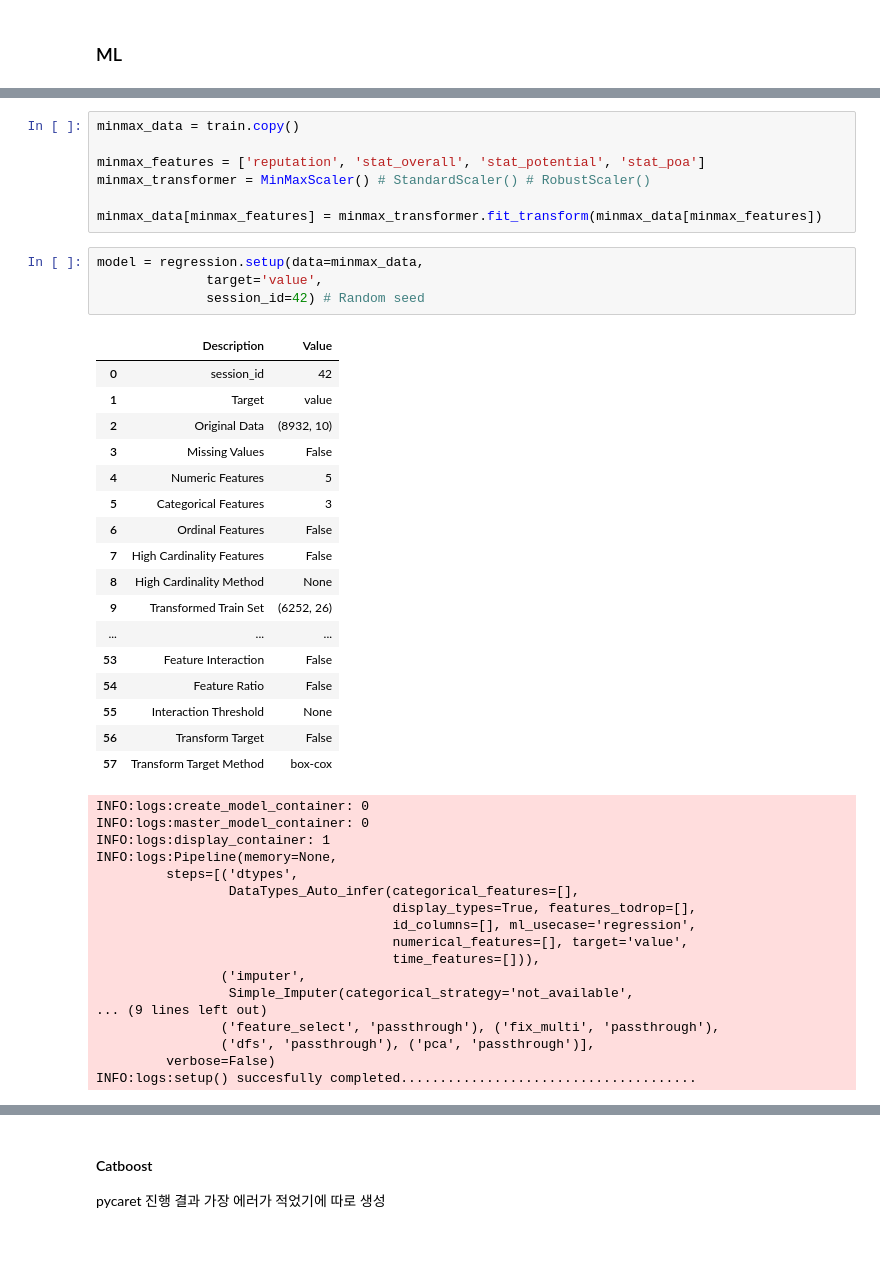
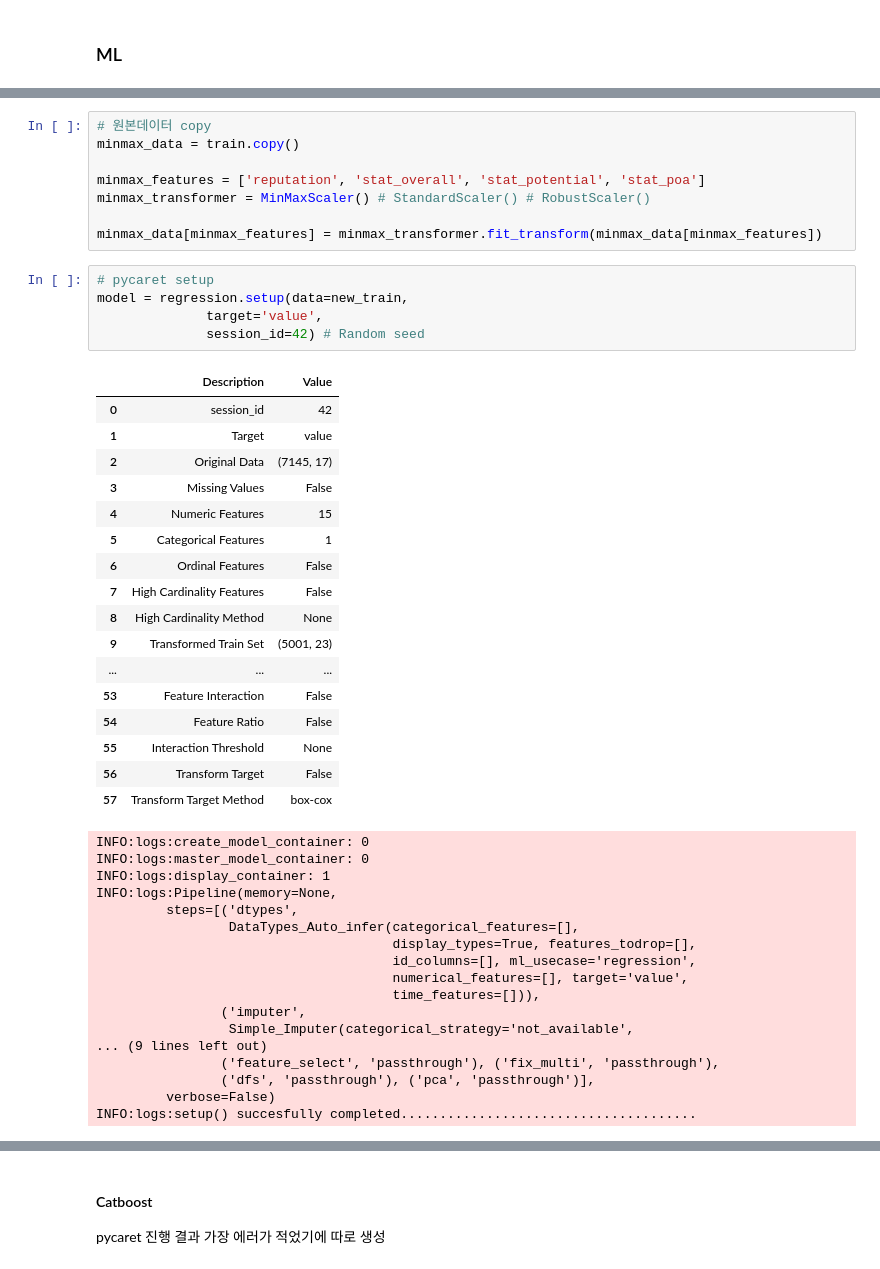
Before and after one commit to querkowe/fifa-pay-prediction, a Jupyter notebook: total_code_fifa_pay_prediction.ipynb, the cells around one changed output, grey strips where cells are left out. Drawn from its saved outputs; the diff is of its cells as text.

```diff
--- a/total_code_fifa_pay_prediction.ipynb
+++ b/total_code_fifa_pay_prediction.ipynb
@@ -594,4 +645,5 @@ train['stat_poa']
 # %%
+# 원본데이터 copy
 minmax_data = train.copy()
 
 minmax_features = ['reputation', 'stat_overall', 'stat_potential', 'stat_poa']
@@ -599,21 +651,22 @@ minmax_transformer = MinMaxScaler() # StandardScaler() # RobustScaler()
 
 minmax_data[minmax_features] = minmax_transformer.fit_transform(minmax_data[minmax_features])
 # %%
-model = regression.setup(data=minmax_data,
+# pycaret setup
+model = regression.setup(data=new_train,
               target='value',
               session_id=42) # Random seed
 # %% [output]
 |  | Description | Value |
 | 0 | session_id | 42 |
 | 1 | Target | value |
-| 2 | Original Data | (8932, 10) |
+| 2 | Original Data | (7145, 17) |
 | 3 | Missing Values | False |
-| 4 | Numeric Features | 5 |
-| 5 | Categorical Features | 3 |
+| 4 | Numeric Features | 15 |
+| 5 | Categorical Features | 1 |
 | 6 | Ordinal Features | False |
 | 7 | High Cardinality Features | False |
 | 8 | High Cardinality Method | None |
-| 9 | Transformed Train Set | (6252, 26) |
+| 9 | Transformed Train Set | (5001, 23) |
 | ... | ... | ... |
 | 53 | Feature Interaction | False |
 | 54 | Feature Ratio | False |
```
Also changed, not shown: parts of 50 cells of this notebook, 1 other file.
